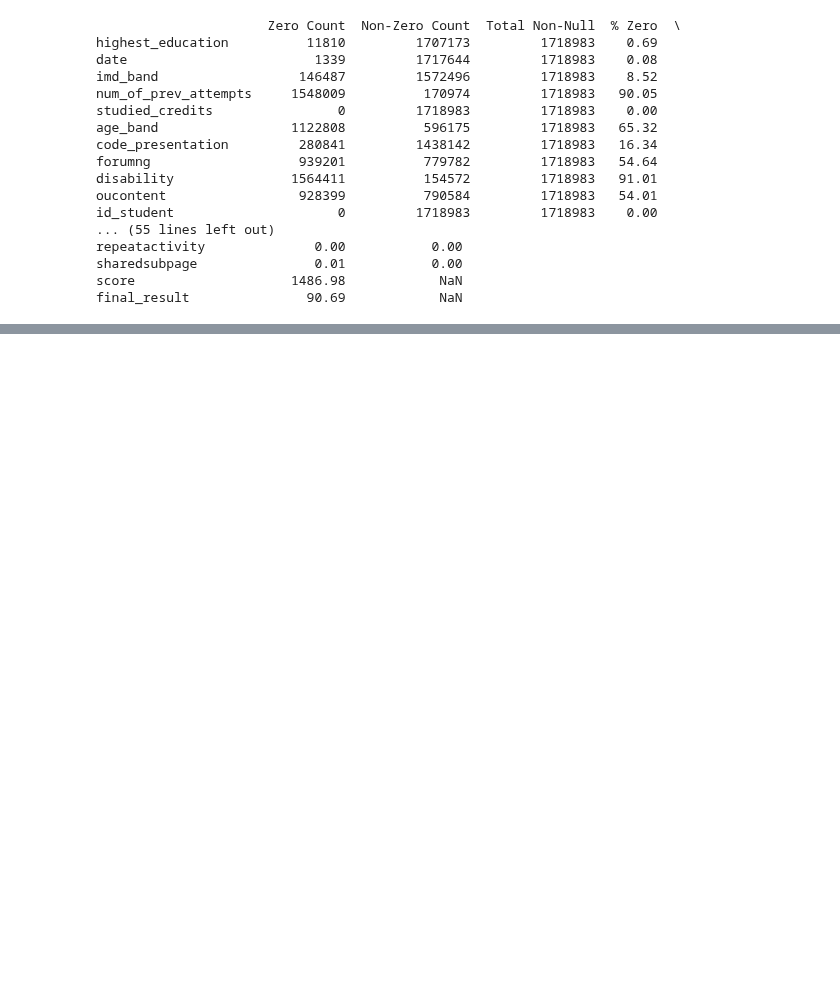
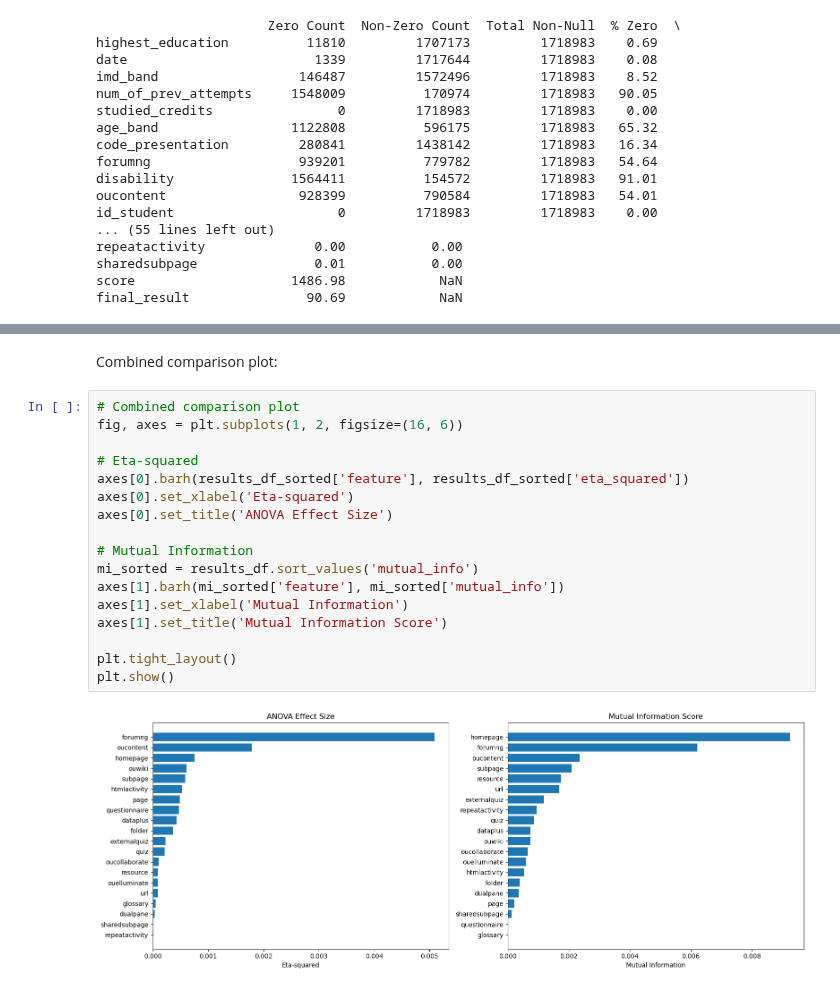
Before and after one commit to Erdos-Projects/fall-2025-risk-factors-in-online-courses, a Jupyter notebook: EDA_Sandbox_1.ipynb, the cells around one changed output, grey strips where cells are left out. Saved outputs shown, nothing was run; the diff lists cells and outputs as text; blank space fills up the shorter version.

```diff
--- a/EDA_Sandbox_1.ipynb
+++ b/EDA_Sandbox_1.ipynb
@@ -138,0 +292,21 @@ None of the individual interaction features seem to explain much of the variance
+# %% [markdown]
+Combined comparison plot:
+# %%
+# Combined comparison plot
+fig, axes = plt.subplots(1, 2, figsize=(16, 6))
+
+# Eta-squared
+axes[0].barh(results_df_sorted['feature'], results_df_sorted['eta_squared'])
+axes[0].set_xlabel('Eta-squared')
+axes[0].set_title('ANOVA Effect Size')
+
+# Mutual Information
+mi_sorted = results_df.sort_values('mutual_info')
+axes[1].barh(mi_sorted['feature'], mi_sorted['mutual_info'])
+axes[1].set_xlabel('Mutual Information')
+axes[1].set_title('Mutual Information Score')
+
+plt.tight_layout()
+plt.show()
+# %% [output]
+[figure, added]
```
Also changed, not shown: parts of 16 cells of this notebook.
